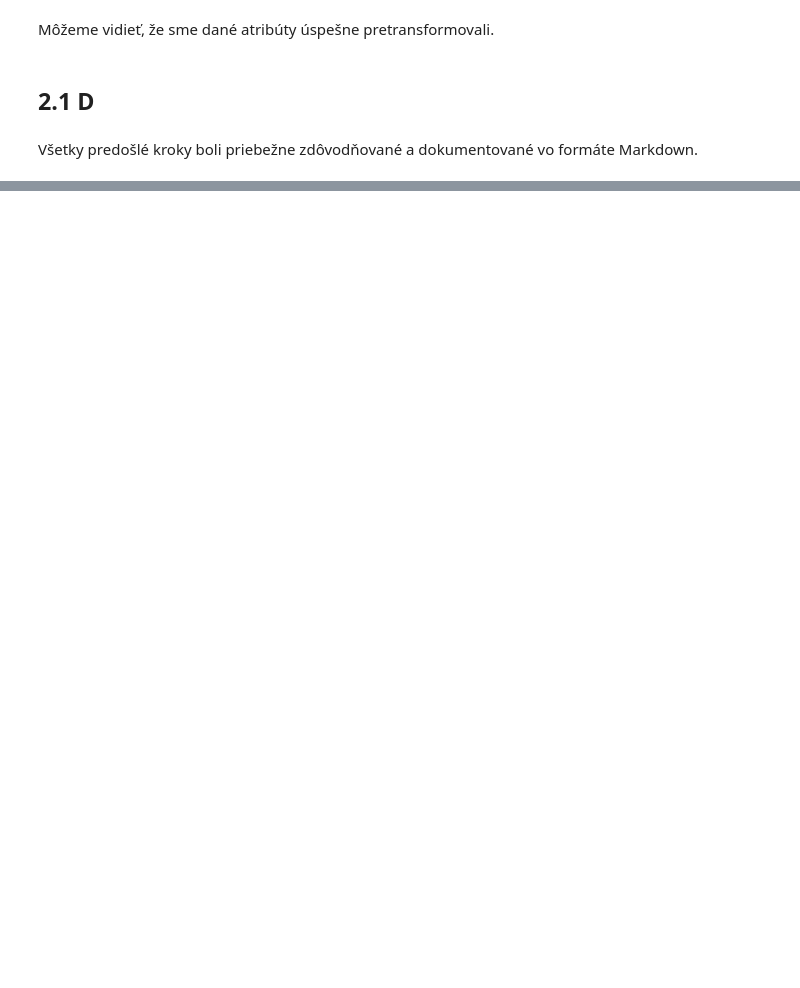
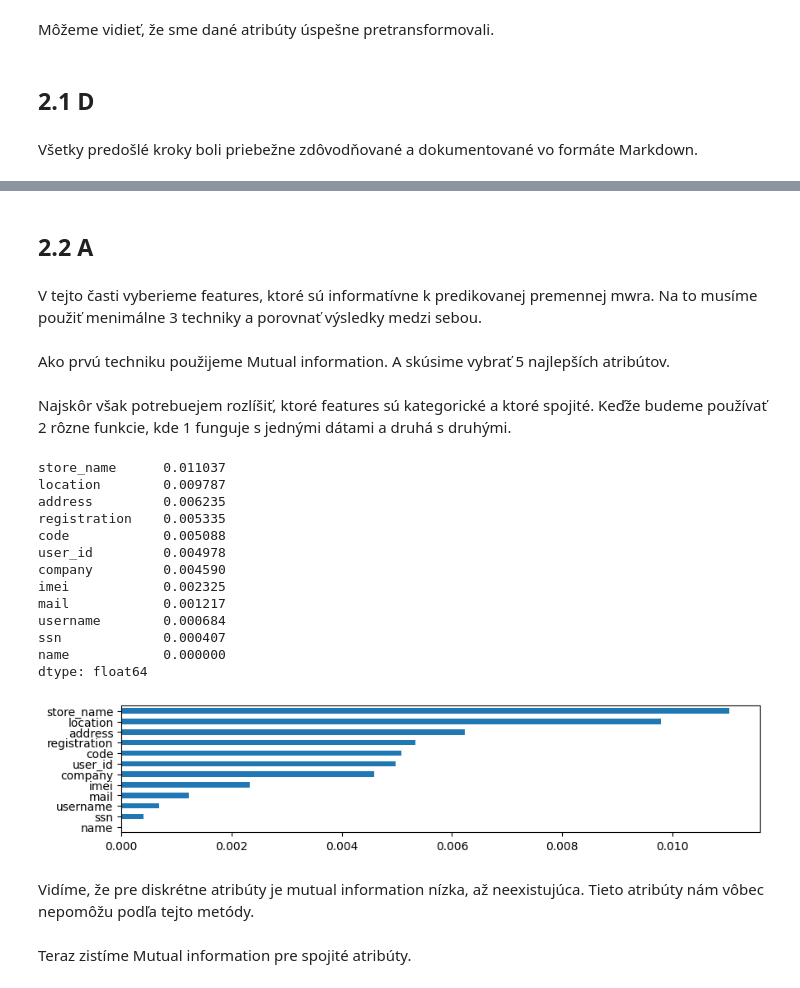
Before and after one commit to tomcer11/IAU, a Jupyter notebook: assignment2.ipynb, the cells around one changed output, grey strips where cells are left out. Saved outputs shown, nothing was run; the diff lists cells and outputs as text; code cells hidden in the pictures; blank space fills up the shorter version.

```diff
--- a/assignment2.ipynb
+++ b/assignment2.ipynb
@@ -318,6 +325,7 @@ for column in X_train.columns:
     for item in indexes:
         deleted_sum +=1
         X_train = X_train.drop(item)
+        y_train = y_train.drop(item)
 print(deleted_sum)
 # %% [output]
 10738
@@ -477,0 +488,42 @@ Všetky predošlé kroky boli priebežne zdôvodňované a dokumentované vo for
+# %% [markdown]
+## 2.2 A
+# %% [markdown]
+V tejto časti vyberieme features, ktoré sú informatívne k predikovanej premennej mwra. Na to musíme použiť menimálne 3 techniky a porovnať výsledky medzi sebou.
+# %% [markdown]
+Ako prvú techniku použijeme Mutual information.
+A skúsime vybrať 5 najlepších atribútov.
+# %% [markdown]
+Najskôr však potrebuejem rozlíšiť, ktoré features sú kategorické a ktoré spojité. Keďže budeme používať 2 rôzne funkcie, kde 1 funguje s jednými dátami a druhá s druhými.
+# %%
+def mic(X, y):
+    selector = mutual_info_classif(X, y)
+    scores = pd.Series(selector, index=X.columns).sort_values()
+
+    plt.figure(figsize=(10,2))
+    scores.plot(kind='barh')
+    print(scores.sort_values(ascending=False))
+# %%
+discrete_columns = ['store_name', 'code',
+       'location', 'name', 'ssn', 'company', 'user_id', 'address', 'username',
+       'registration', 'mail', 'imei']
+
+mic(X_train[discrete_columns], y_train)
+# %% [output]
+store_name      0.011037
+location        0.009787
+address         0.006235
+registration    0.005335
+code            0.005088
+user_id         0.004978
+company         0.004590
+imei            0.002325
+mail            0.001217
+username        0.000684
+ssn             0.000407
+name            0.000000
+dtype: float64
+[figure, added]
+# %% [markdown]
+Vidíme, že pre diskrétne atribúty je mutual information nízka, až neexistujúca. Tieto atribúty nám vôbec nepomôžu podľa tejto metódy.
+# %% [markdown]
+Teraz zistíme Mutual information pre spojité atribúty.
```
Also changed, not shown: parts of 15 cells of this notebook.
